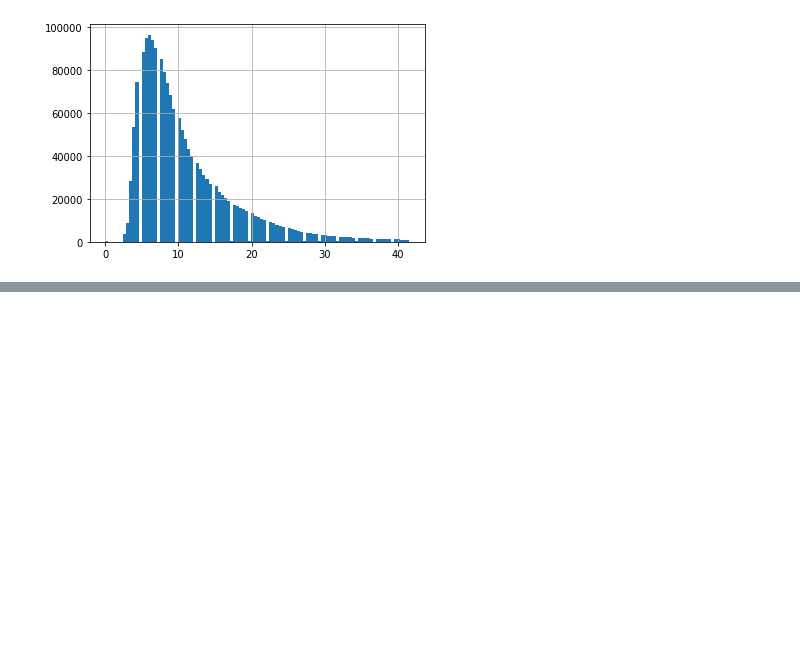
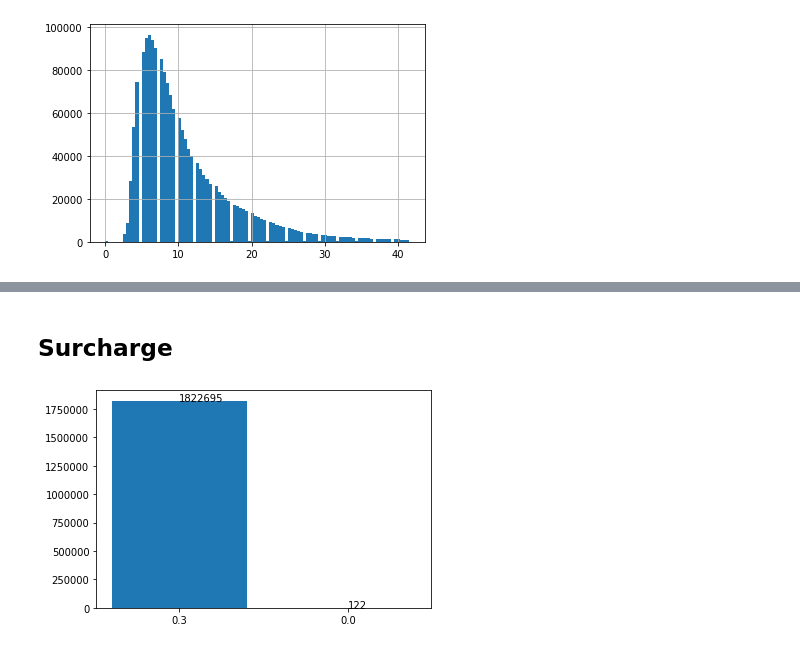
Before and after one commit to zach96guan/15-688_PDS_Project, a Jupyter notebook: data_analysis.ipynb, the cells around one changed output, grey strips where cells are left out. Drawn from its saved outputs; the diff is of its cells as text; code cells hidden in the pictures; blank space fills up the shorter version.

```diff
--- a/data_analysis_zach.ipynb
+++ b/data_analysis.ipynb
@@ -275,0 +282,16 @@ plt.show()
+# %% [markdown]
+## Surcharge
+# %%
+labels = [str(i) for i in list(df["improvement_surcharge"].value_counts().index)]
+y = list(df["improvement_surcharge"].value_counts().values)
+
+plt.bar(labels, y, align='center')
+plt.xlabel('')
+plt.ylabel('')
+
+for a,b in zip(labels, y):
+    plt.text(a, b, str(b))
+
+plt.show()
+# %% [output]
+[figure, added]
```
Also changed, not shown: parts of 5 cells of this notebook.
